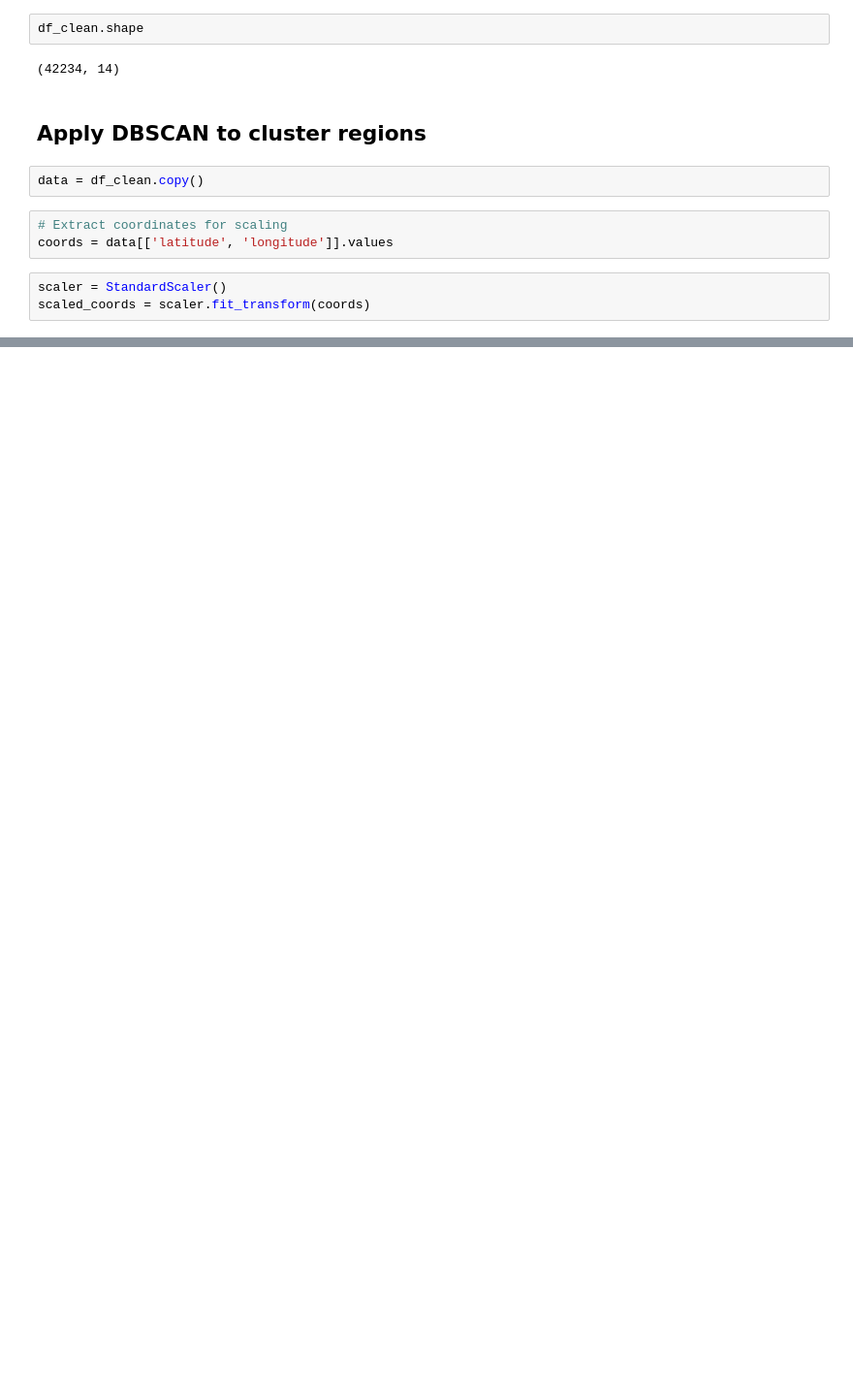
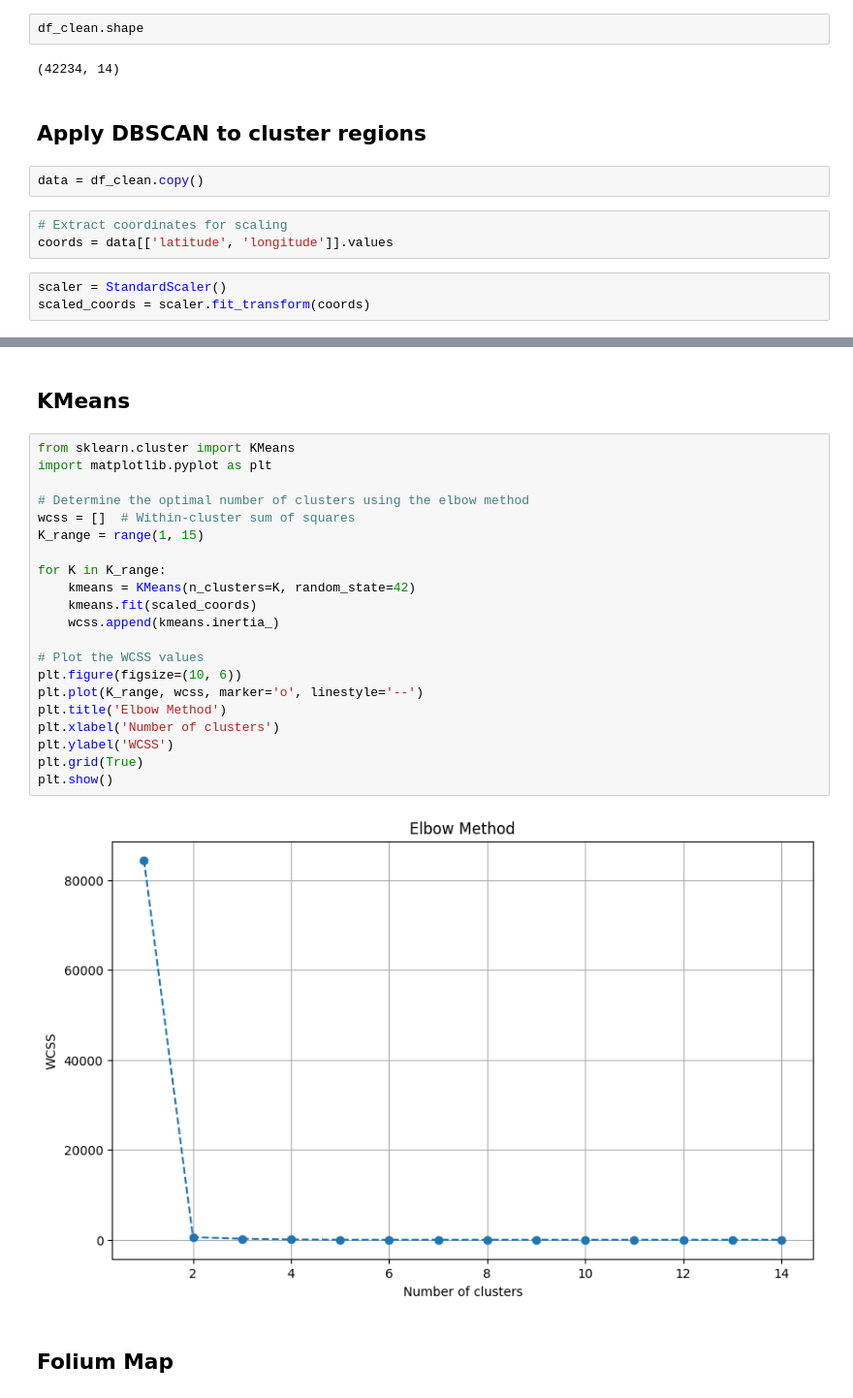
Before and after one commit to EDJR94/rp_housing, a Jupyter notebook: notebooks/rp_housing_v0.ipynb, the cells around one changed output, grey strips where cells are left out. Shown: that part at 97% size. Cells and saved outputs as stored; diff of their text form; blank space fills up the shorter version.

Commit message:
kmeans

```diff
--- a/notebooks/rp_housing_v0.ipynb
+++ b/notebooks/rp_housing_v0.ipynb
@@ -347,0 +379,27 @@ n_clusters, data[['latitude', 'longitude', 'cluster']].head()
+# %% [markdown]
+## KMeans
+# %%
+from sklearn.cluster import KMeans
+import matplotlib.pyplot as plt
+
+# Determine the optimal number of clusters using the elbow method
+wcss = []  # Within-cluster sum of squares
+K_range = range(1, 15)
+
+for K in K_range:
+    kmeans = KMeans(n_clusters=K, random_state=42)
+    kmeans.fit(scaled_coords)
+    wcss.append(kmeans.inertia_)
+
+# Plot the WCSS values
+plt.figure(figsize=(10, 6))
+plt.plot(K_range, wcss, marker='o', linestyle='--')
+plt.title('Elbow Method')
+plt.xlabel('Number of clusters')
+plt.ylabel('WCSS')
+plt.grid(True)
+plt.show()
+# %% [output]
+[figure, added]
+# %% [markdown]
+## Folium Map
```
Also changed, not shown: parts of 8 cells of this notebook, 2 other files.
